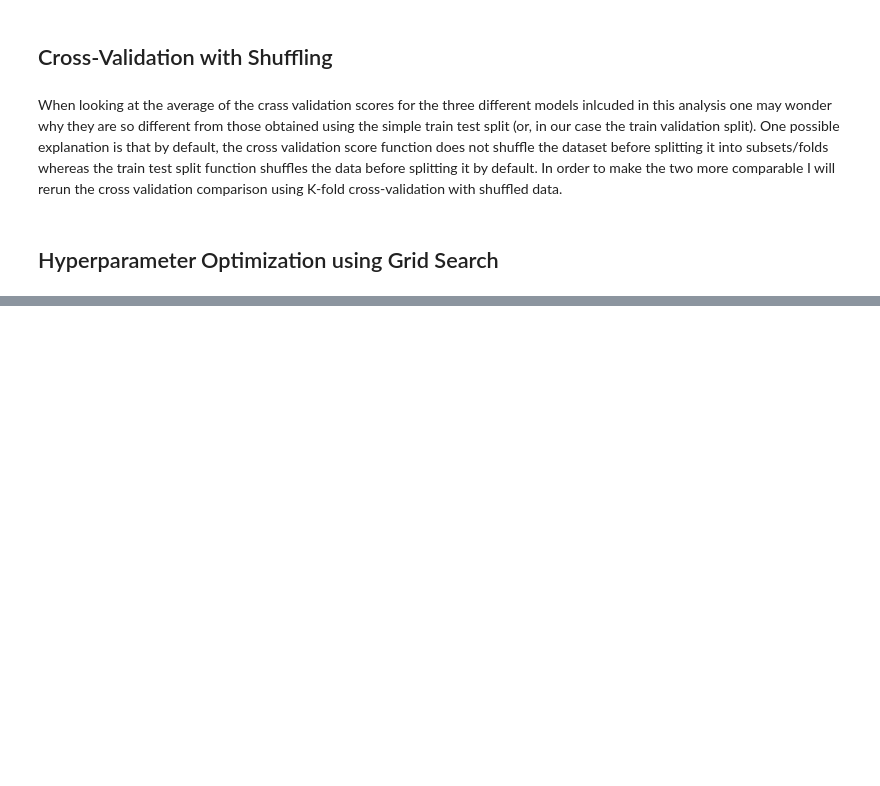
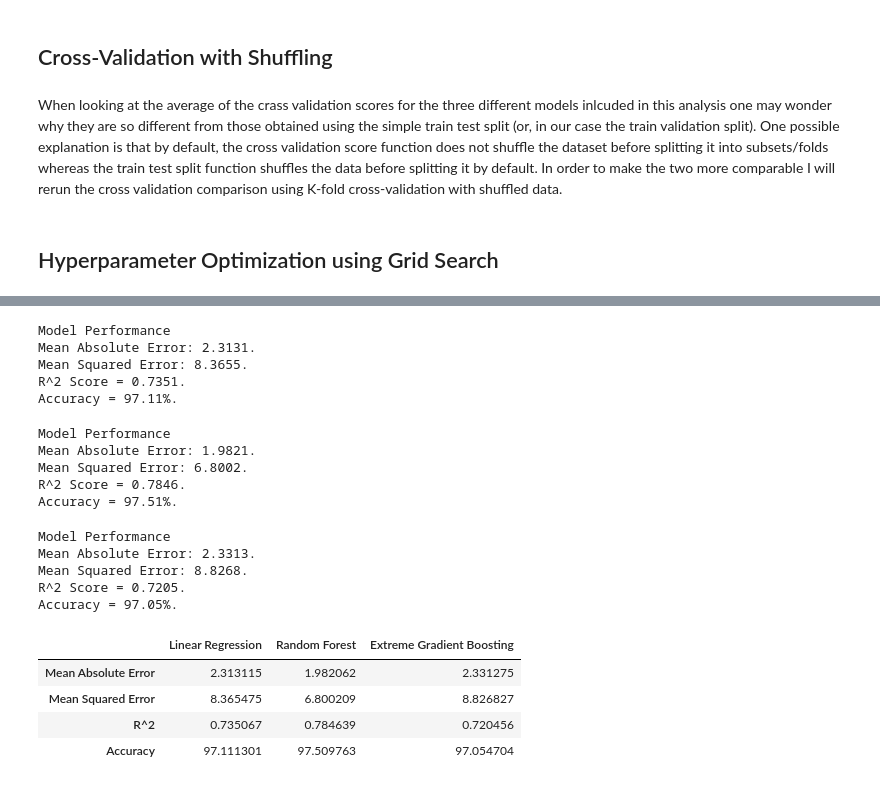
Before and after one commit to JoBe10/Fitbit-Sleep-Score, a Jupyter notebook: Sleep_Scores/Fitbit_Sleep_Score_ML2.ipynb, the cells around one changed output, grey strips where cells are left out. Cells and saved outputs as stored; diff of their text form; code cells hidden in the pictures; blank space fills up the shorter version.

```diff
--- a/Sleep_Scores/Fitbit_Sleep_Score_ML2.ipynb
+++ b/Sleep_Scores/Fitbit_Sleep_Score_ML2.ipynb
@@ -461,0 +678,13 @@ r2_comp_shuffle
+# %%
+# Create the fnal Extreme Gradient Booster
+xgb_final = XGBRegressor(tree_method = 'auto',
+                         objective = 'reg:squarederror',
+                         n_estimators = 400,
+                         min_child_weight = 8,
+                         max_depth = 2,
+                         gamma = 0,
+                         eta = 0.1)
+# %%
+# Train the models using 80% of the original data
+mlr_final.fit(X_train_temp, y_train_temp)
+rf_final.fit(X_train_temp, y_train_temp)
@@ -461,0 +694,3 @@ r2_comp_shuffle
+# %%
+# Train the final XGB using 80% of the original data
+xgb_final.fit(X_train_temp, y_train_temp)
@@ -461,0 +706,53 @@ r2_comp_shuffle
+# %%
+# Measure the performance for the final MLR
+scoring(mlr_final, X_test, y_test)
+# %% [output]
+Model Performance
+Mean Absolute Error: 2.3131.
+Mean Squared Error: 8.3655.
+R^2 Score = 0.7351.
+Accuracy = 97.11%.
+# %%
+# Measure the performance for the final RF
+scoring(rf_final, X_test, y_test)
+# %% [output]
+Model Performance
+Mean Absolute Error: 1.9821.
+Mean Squared Error: 6.8002.
+R^2 Score = 0.7846.
+Accuracy = 97.51%.
+# %%
+# Measure the performance for the final RF
+scoring(xgb_final, X_test, y_test)
+# %% [output]
+Model Performance
+Mean Absolute Error: 2.3313.
+Mean Squared Error: 8.8268.
+R^2 Score = 0.7205.
+Accuracy = 97.05%.
+# %%
+# Define a function that runs cross-validations for all models that are given to it and returns their accuarcies
+def final_comparison(models, test_features, test_labels):
+    scores = pd.DataFrame()
+    for model in models:
+        predictions = model.predict(test_features)
+        mae = mean_absolute_error(test_labels, predictions)
+        mse = mean_squared_error(test_labels, predictions)
+        r2 = r2_score(test_labels, predictions)
+        errors = abs(predictions - test_labels)
+        mape = 100 * np.mean(errors / test_labels)
+        accuracy = 100 - mape
+        scores[str(model)] = [mae, mse, r2, accuracy]
+    scores.index = ['Mean Absolute Error', 'Mean Squared Error', 'R^2', 'Accuracy']
+    return scores
+# %%
+# Call the compariosn function with the three final models
+final_scores = final_comparison([mlr_final, rf_final, xgb_final], X_test, y_test)
+final_scores.columns  = ['Linear Regression', 'Random Forest', 'Extreme Gradient Boosting']
+final_scores
+# %% [output]
+|  | Linear Regression | Random Forest | Extreme Gradient Boosting |
+| Mean Absolute Error | 2.313115 | 1.982062 | 2.331275 |
+| Mean Squared Error | 8.365475 | 6.800209 | 8.826827 |
+| R^2 | 0.735067 | 0.784639 | 0.720456 |
+| Accuracy | 97.111301 | 97.509763 | 97.054704 |
```
Also changed, not shown: parts of 22 cells of this notebook.
